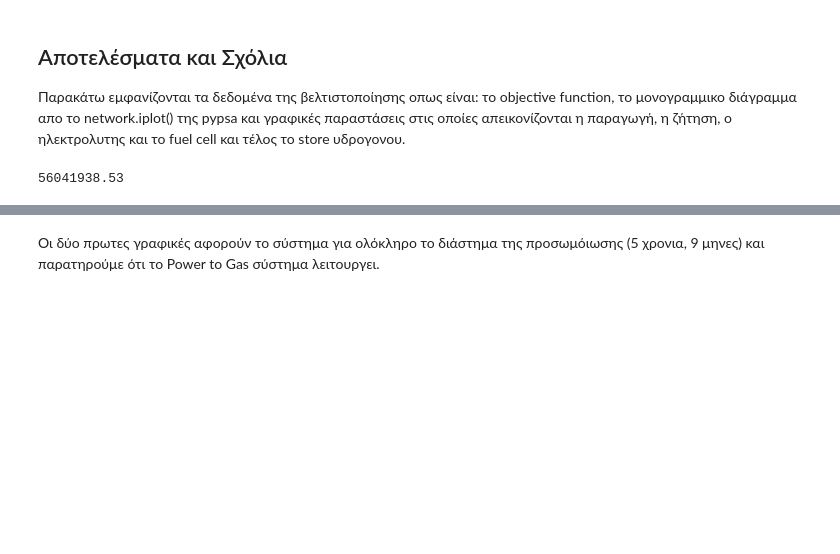
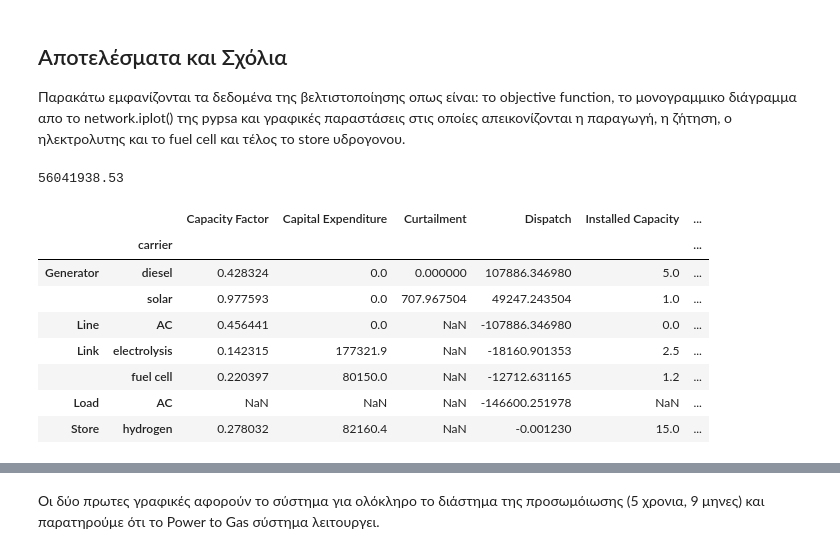
Before and after one commit to epu-ntua/enershare-twinp2g, a Jupyter notebook: P2G_case2.ipynb, the cells around one changed output, grey strips where cells are left out. Cells and saved outputs as stored; diff of their text form; code cells hidden in the pictures; blank space fills up the shorter version.

```diff
--- a/P2G_case2.ipynb
+++ b/P2G_case2.ipynb
@@ -53,7 +55,7 @@ network.set_snapshots(data.index)
 # %%
 #Add buses and carriers to the network
 network.add("Bus", "Diesel", carrier='AC')
-network.add("Carrier", "diesel",co2_emissions=0) #1.1 tonnes/MWh
+network.add("Carrier", "diesel",co2_emissions=0)
 
 network.add("Carrier", "solar")
 
@@ -90,7 +92,7 @@ network.add(
 )
 
 #Add loads
-network.add("Load", "load 1", bus="Solar", p_set=np.array(data_load))
+network.add("Load", "load 1", bus="Solar", carrier="AC", p_set=np.array(data_load))
 # %% [markdown]
 ## Προσωμοίωση Power to Gas
 # %%
@@ -195,3 +189,15 @@ Solver message: optimal
 network.objective
 # %% [output]
 56041938.53
+# %%
+network.statistics()
+# %% [output]
+|  |  | Capacity Factor | Capital Expenditure | Curtailment | Dispatch | Installed Capacity | ... |
+|  | carrier |  |  |  |  |  | ... |
+| Generator | diesel | 0.428324 | 0.0 | 0.000000 | 107886.346980 | 5.0 | ... |
+|  | solar | 0.977593 | 0.0 | 707.967504 | 49247.243504 | 1.0 | ... |
+| Line | AC | 0.456441 | 0.0 | NaN | -107886.346980 | 0.0 | ... |
+| Link | electrolysis | 0.142315 | 177321.9 | NaN | -18160.901353 | 2.5 | ... |
+|  | fuel cell | 0.220397 | 80150.0 | NaN | -12712.631165 | 1.2 | ... |
+| Load | AC | NaN | NaN | NaN | -146600.251978 | NaN | ... |
+| Store | hydrogen | 0.278032 | 82160.4 | NaN | -0.001230 | 15.0 | ... |
```
Also changed, not shown: parts of 9 cells of this notebook, 33 other files.
